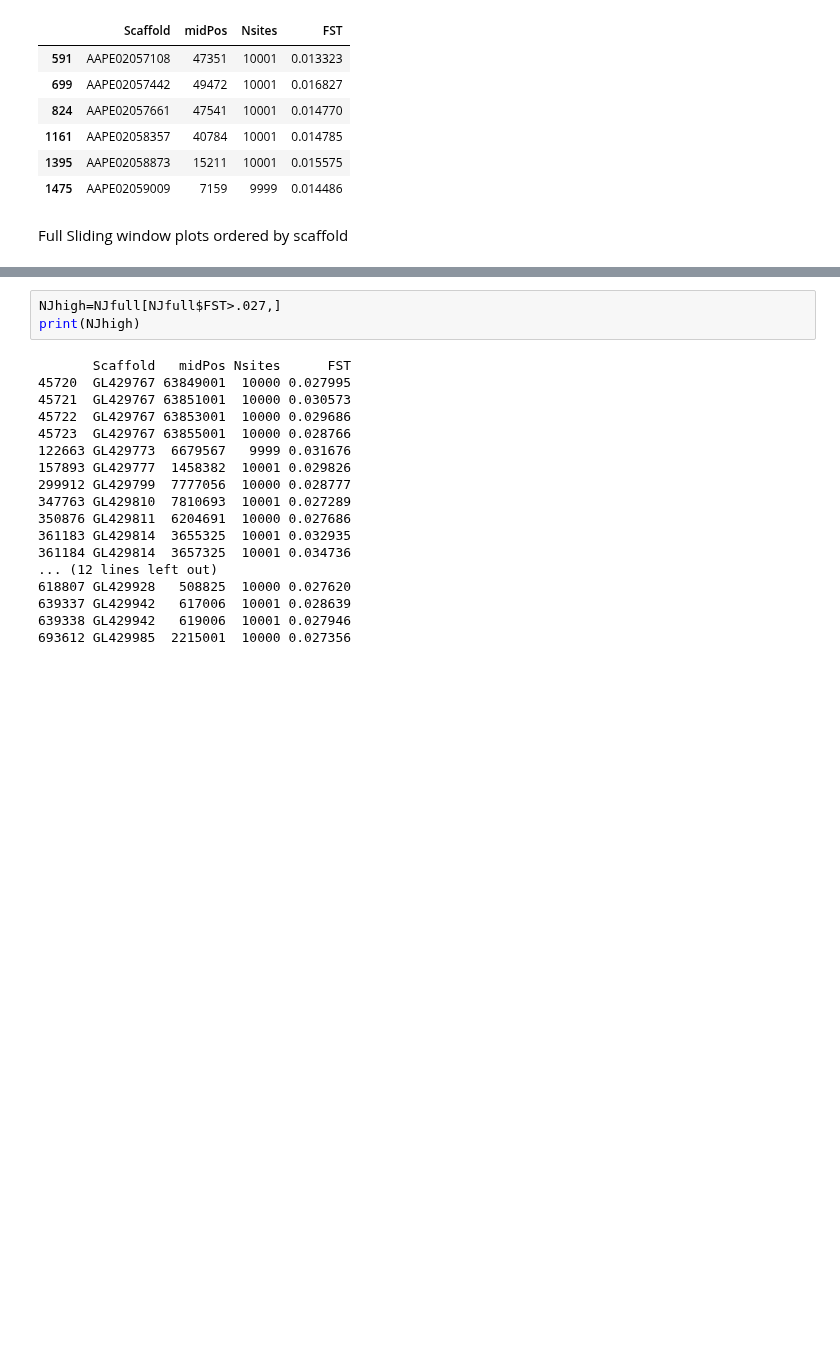
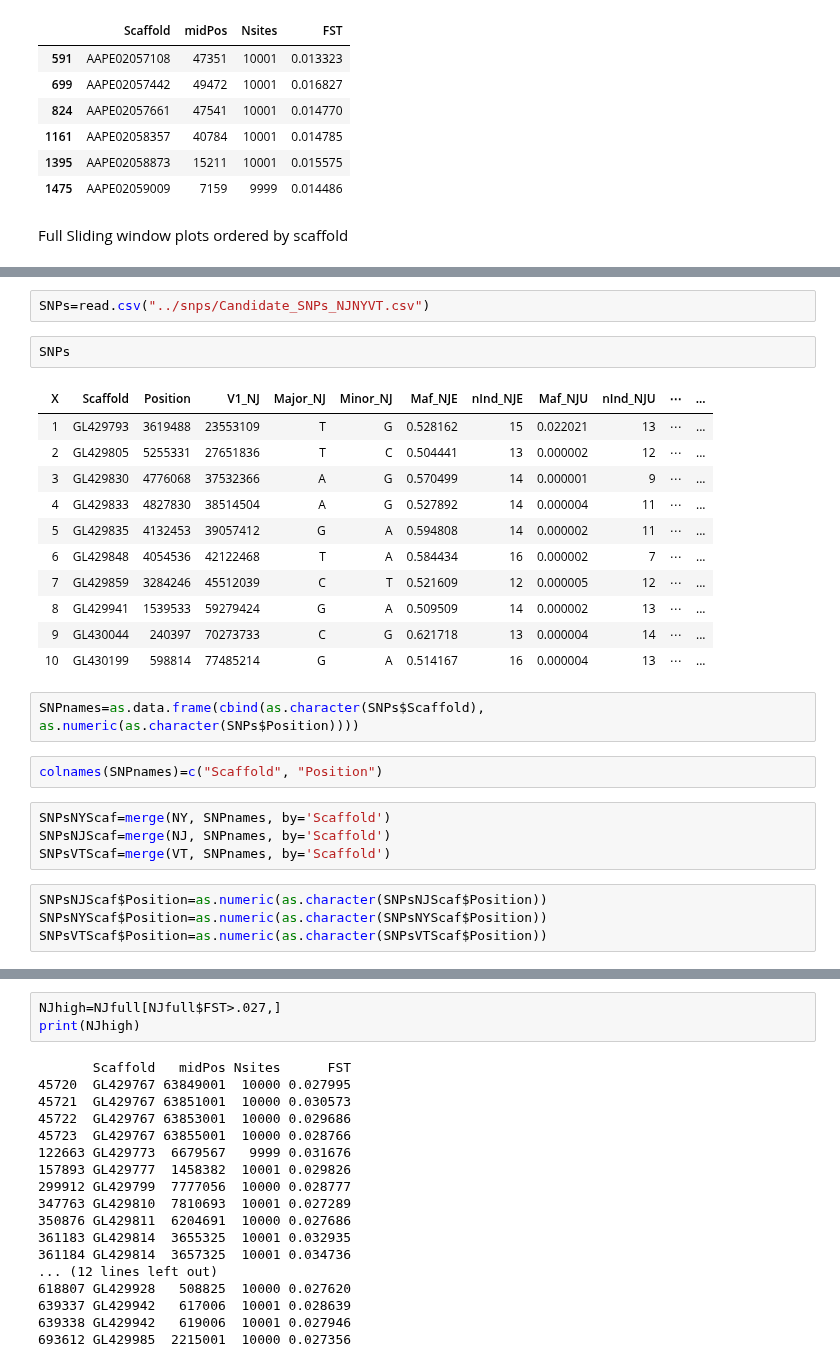
Before and after one commit to sagw/WNS_WGS, a Jupyter notebook: All_FST_plots.ipynb, the cells around one changed output, grey strips where cells are left out. Saved outputs shown, nothing was run; the diff lists cells and outputs as text; blank space fills up the shorter version.

```diff
--- a/All_FST_plots.ipynb
+++ b/All_FST_plots.ipynb
@@ -71,0 +69,28 @@ print(NJDhigh)
+# %%
+SNPs=read.csv("../snps/Candidate_SNPs_NJNYVT.csv")
+# %%
+SNPs
+# %% [output]
+| X | Scaffold | Position | V1_NJ | Major_NJ | Minor_NJ | Maf_NJE | nInd_NJE | Maf_NJU | nInd_NJU | ⋯ | ... |
+| 1 | GL429793 | 3619488 | 23553109 | T | G | 0.528162 | 15 | 0.022021 | 13 | ⋯ | ... |
+| 2 | GL429805 | 5255331 | 27651836 | T | C | 0.504441 | 13 | 0.000002 | 12 | ⋯ | ... |
+| 3 | GL429830 | 4776068 | 37532366 | A | G | 0.570499 | 14 | 0.000001 | 9 | ⋯ | ... |
+| 4 | GL429833 | 4827830 | 38514504 | A | G | 0.527892 | 14 | 0.000004 | 11 | ⋯ | ... |
+| 5 | GL429835 | 4132453 | 39057412 | G | A | 0.594808 | 14 | 0.000002 | 11 | ⋯ | ... |
+| 6 | GL429848 | 4054536 | 42122468 | T | A | 0.584434 | 16 | 0.000002 | 7 | ⋯ | ... |
+| 7 | GL429859 | 3284246 | 45512039 | C | T | 0.521609 | 12 | 0.000005 | 12 | ⋯ | ... |
+| 8 | GL429941 | 1539533 | 59279424 | G | A | 0.509509 | 14 | 0.000002 | 13 | ⋯ | ... |
+| 9 | GL430044 | 240397 | 70273733 | C | G | 0.621718 | 13 | 0.000004 | 14 | ⋯ | ... |
+| 10 | GL430199 | 598814 | 77485214 | G | A | 0.514167 | 16 | 0.000004 | 13 | ⋯ | ... |
+# %%
+SNPnames=as.data.frame(cbind(as.character(SNPs$Scaffold), as.numeric(as.character(SNPs$Position))))
+# %%
+colnames(SNPnames)=c("Scaffold", "Position")
+# %%
+SNPsNYScaf=merge(NY, SNPnames, by='Scaffold')
+SNPsNJScaf=merge(NJ, SNPnames, by='Scaffold')
+SNPsVTScaf=merge(VT, SNPnames, by='Scaffold')
+# %%
+SNPsNJScaf$Position=as.numeric(as.character(SNPsNJScaf$Position))
+SNPsNYScaf$Position=as.numeric(as.character(SNPsNYScaf$Position))
+SNPsVTScaf$Position=as.numeric(as.character(SNPsVTScaf$Position))
```
Also changed, not shown: parts of 13 cells of this notebook, 2 other files.
